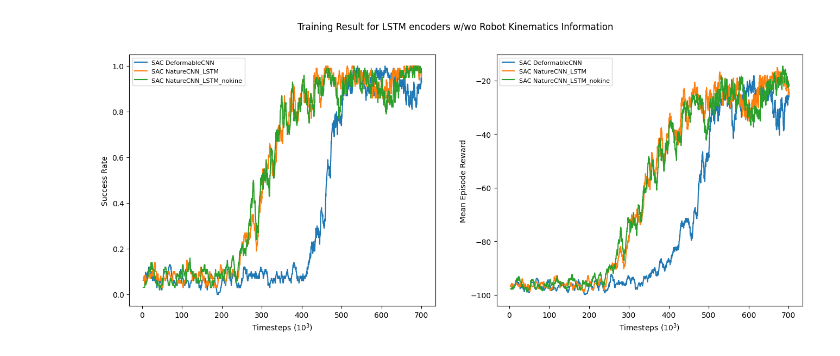
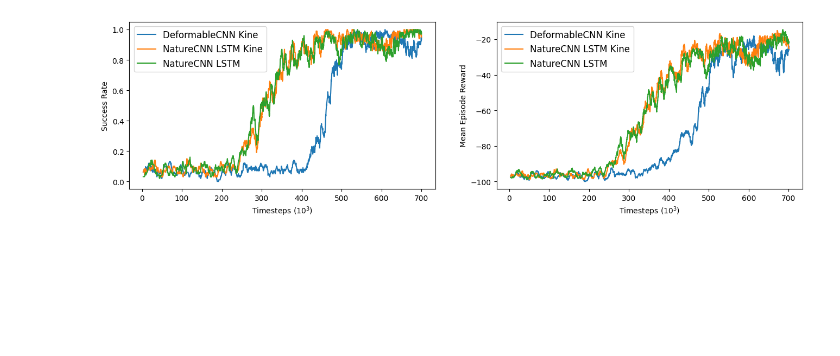
Before and after one commit to NUSLCC/Plot, a Jupyter notebook: Graph plotting.ipynb, the cells around one changed output. Saved outputs shown, nothing was run; the diff lists cells and outputs as text; code cells hidden in the pictures; blank space fills up the shorter version.

Commit message:
change all images

```diff
--- a/Graph plotting.ipynb
+++ b/Graph plotting.ipynb
@@ -50,43 +7,43 @@ plt.savefig('sac_cnn_compare.png', format='png')
 # %%
 deform =    pd.read_csv('randbig_deformcnn_ee_kine/progress.csv')
 lstm =      pd.read_csv('randbig_lstm_ee_kine/progress.csv')
 lstm_nk =   pd.read_csv('randbig_lstm_ee/progress.csv')
 
-fig, axs = plt.subplots(1,2, figsize = (16,6))
+fig, axs = plt.subplots(1,2, figsize = (16,4))
 
-axs[0].plot(deform['time/total_timesteps']/1000, deform['rollout/success_rate'], label = 'SAC DeformableCNN')
+axs[0].plot(deform['time/total_timesteps']/1000, deform['rollout/success_rate'], label = 'DeformableCNN Kine')
 axs[0].set_xlabel('Timesteps ($10^3$)')
 axs[0].set_ylabel('Success Rate')
-axs[0].legend(fontsize="8")
+axs[0].legend(fontsize="12")
 
-axs[0].plot(lstm['time/total_timesteps']/1000, lstm['rollout/success_rate'], label = 'SAC NatureCNN_LSTM')
+axs[0].plot(lstm['time/total_timesteps']/1000, lstm['rollout/success_rate'], label = 'NatureCNN LSTM Kine')
 axs[0].set_xlabel('Timesteps ($10^3$)')
 axs[0].set_ylabel('Success Rate')
-axs[0].legend(fontsize="8")
+axs[0].legend(fontsize="12")
 
-axs[0].plot(lstm_nk['time/total_timesteps']/1000, lstm_nk['rollout/success_rate'], label = 'SAC NatureCNN_LSTM_nokine')
+axs[0].plot(lstm_nk['time/total_timesteps']/1000, lstm_nk['rollout/success_rate'], label = 'NatureCNN LSTM')
 axs[0].set_xlabel('Timesteps ($10^3$)')
 axs[0].set_ylabel('Success Rate')
-axs[0].legend(fontsize="8")
+axs[0].legend(fontsize="12")
 
 #######################################################################################################
 
-axs[1].plot(deform['time/total_timesteps']/1000, deform['rollout/ep_rew_mean'], label = 'SAC DeformableCNN')
+axs[1].plot(deform['time/total_timesteps']/1000, deform['rollout/ep_rew_mean'], label = 'DeformableCNN Kine')
 axs[1].set_xlabel('Timesteps ($10^3$)')
 axs[1].set_ylabel('Mean Episode Reward')
-axs[1].legend(fontsize="8")
+axs[1].legend(fontsize="12")
 
-axs[1].plot(lstm['time/total_timesteps']/1000, lstm['rollout/ep_rew_mean'], label = 'SAC NatureCNN_LSTM')
+axs[1].plot(lstm['time/total_timesteps']/1000, lstm['rollout/ep_rew_mean'], label = 'NatureCNN LSTM Kine')
 axs[1].set_xlabel('Timesteps ($10^3$)')
 axs[1].set_ylabel('Mean Episode Reward')
-axs[1].legend(fontsize="8")
+axs[1].legend(fontsize="12")
 
-axs[1].plot(lstm_nk['time/total_timesteps']/1000, lstm_nk['rollout/ep_rew_mean'], label = 'SAC NatureCNN_LSTM_nokine')
+axs[1].plot(lstm_nk['time/total_timesteps']/1000, lstm_nk['rollout/ep_rew_mean'], label = 'NatureCNN LSTM')
 axs[1].set_xlabel('Timesteps ($10^3$)')
 axs[1].set_ylabel('Mean Episode Reward')
-axs[1].legend(fontsize="8")
+axs[1].legend(fontsize="12")
 
-fig.suptitle('Training Result for LSTM encoders w/wo Robot Kinematics Information')
+# fig.suptitle('Training Result for LSTM encoders w/wo Robot Kinematics Information')
 plt.savefig('sac_lstm_compare.png', format='png')
 # %% [output]
-[figure, old version]
+[figure, new version]
```
Also changed, not shown: parts of 3 cells of this notebook, 5 other files.
